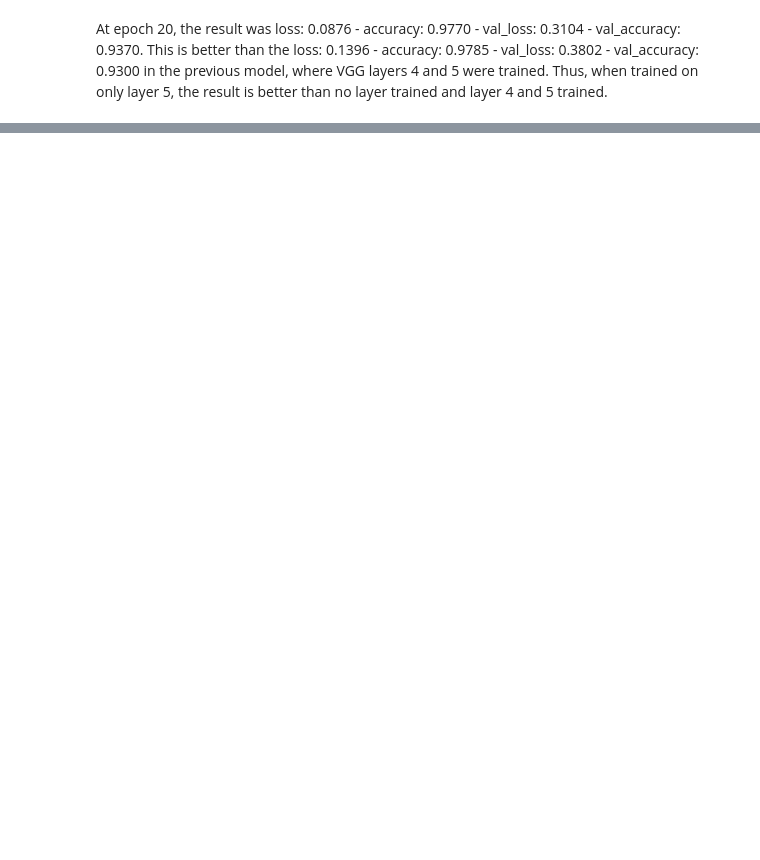
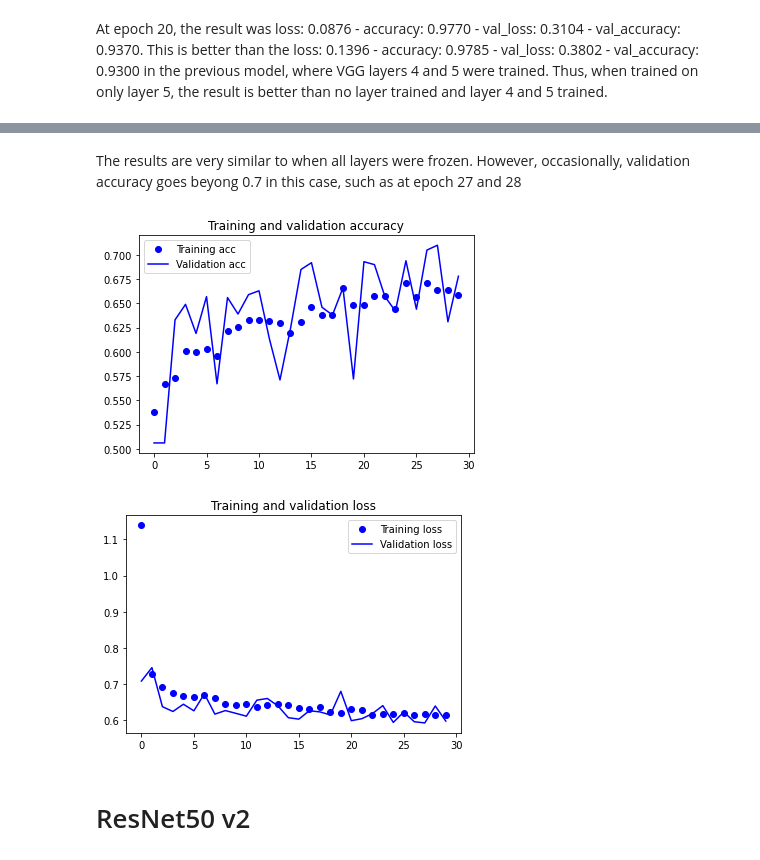
Before and after one commit to nopynospy/apu_deep_learning, a Jupyter notebook: LAB_7_Transfer_Learning_finetune.ipynb, the cells around one changed output, grey strips where cells are left out. Drawn from its saved outputs; the diff is of its cells as text; code cells hidden in the pictures; blank space fills up the shorter version.

```diff
--- a/LAB_7_Transfer_Learning_finetune.ipynb
+++ b/LAB_7_Transfer_Learning_finetune.ipynb
@@ -345,0 +602,12 @@ At epoch 20, the result was loss: 0.0876 - accuracy: 0.9770 - val_loss: 0.3104 -
+# %%
+# Add the custom layers atop the VGG19 model:
+model4.add(Flatten(name='flattened'))
+model4.add(Dropout(0.5, name='dropout1'))
+model4.add(Dense(512, activation='relu'))
+model4.add(Dropout(0.3, name='dropout2'))
+model4.add(Dense(1, activation='sigmoid', name='predictions'))
+# %%
+from tensorflow.keras import optimizers
+model4.compile(loss='binary_crossentropy',
+              optimizer=optimizers.RMSprop(learning_rate=1e-4),
+              metrics=['accuracy'])
@@ -345,0 +634,7 @@ At epoch 20, the result was loss: 0.0876 - accuracy: 0.9770 - val_loss: 0.3104 -
+# %%
+history4 = model4.fit(
+      train_generator,
+      steps_per_epoch=100,
+      epochs=30,
+      validation_data=validation_generator,
+      validation_steps=50)
@@ -345,0 +659,30 @@ At epoch 20, the result was loss: 0.0876 - accuracy: 0.9770 - val_loss: 0.3104 -
+# %% [markdown]
+The results are very similar to when all layers were frozen. However, occasionally, validation accuracy goes beyong 0.7 in this case, such as at epoch 27 and 28
+# %%
+import matplotlib.pyplot as plt
+
+accuracy = history4.history['accuracy']
+val_acc = history4.history['val_accuracy']
+loss = history4.history['loss']
+val_loss = history4.history['val_loss']
+
+epochs = range(len(accuracy))
+
+plt.plot(epochs, accuracy, 'bo', label='Training acc')
+plt.plot(epochs, val_acc, 'b', label='Validation acc')
+plt.title('Training and validation accuracy')
+plt.legend()
+
+plt.figure()
+
+plt.plot(epochs, loss, 'bo', label='Training loss')
+plt.plot(epochs, val_loss, 'b', label='Validation loss')
+plt.title('Training and validation loss')
+plt.legend()
+
+plt.show()
+# %% [output]
+[figure, added]
+[figure, added]
+# %% [markdown]
+# ResNet50 v2
```
Also changed, not shown: parts of 40 cells of this notebook.
